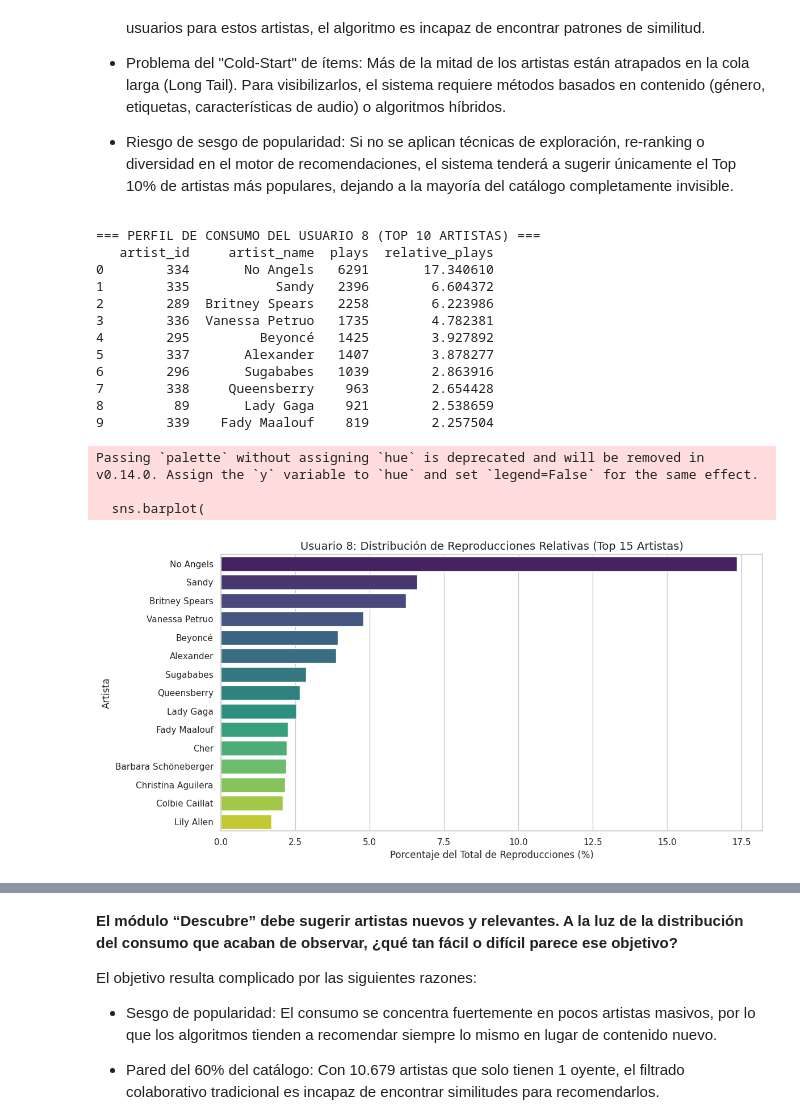
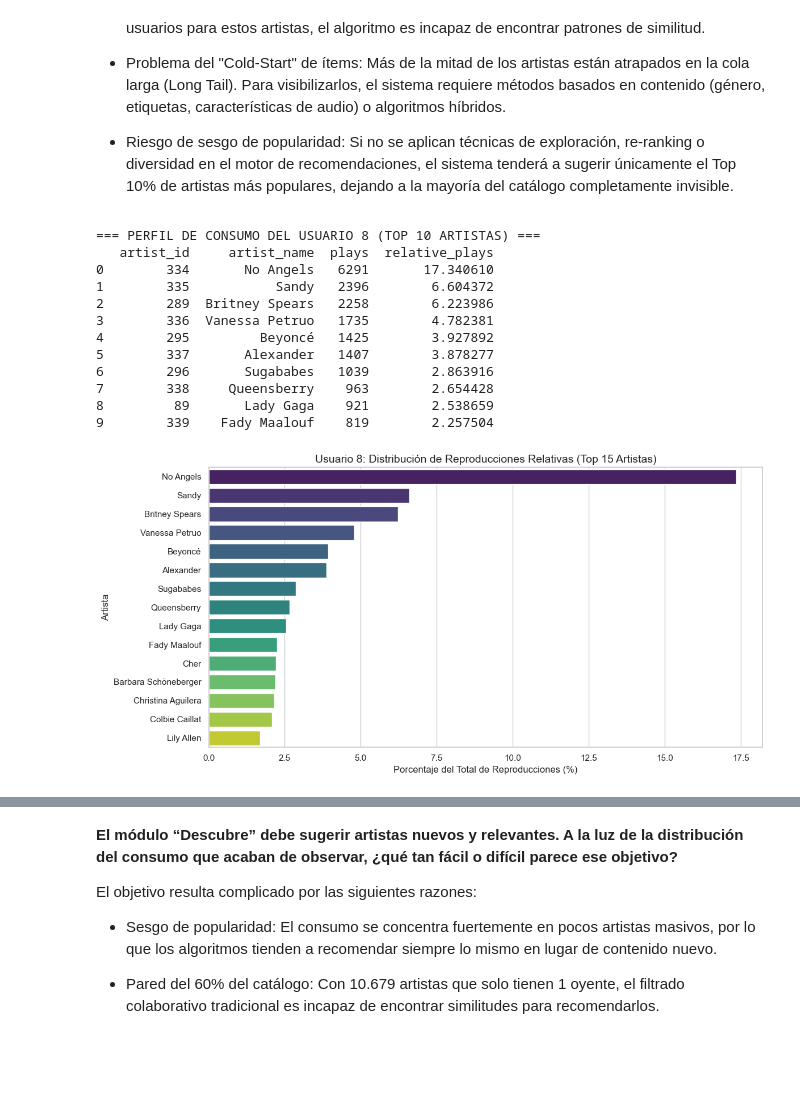
Before and after one commit to JuanRestrepoM/MIAD_202614_Aprendizaje_no_supervisado_G29, a Jupyter notebook: notebooks/S5_sistemarecomendacion.ipynb, the cells around one changed output, grey strips where cells are left out. Cells and saved outputs as stored; diff of their text form; code cells hidden in the pictures; blank space fills up the shorter version.

```diff
--- a/notebooks/S5_sistemarecomendacion.ipynb
+++ b/notebooks/S5_sistemarecomendacion.ipynb
@@ -16,8 +63,8 @@ sns.set_theme(style="whitegrid")
 plt.rcParams['figure.figsize'] = (10, 6)
 
 #carga de bases de datos
-df_user_artists = pd.read_csv('user_artists.txt', sep='\t')
-df_artists = pd.read_csv('artists.txt', sep='\t')
+df_user_artists = pd.read_csv('data/user_artists.txt', sep='\t')
+df_artists = pd.read_csv('data/artists.txt', sep='\t')
 # %%
 # Renombrado
 df_artists = df_artists.rename(columns={
@@ -205,38 +252,37 @@ user8_data['relative_plays'] = (user8_data['plays'] / total_user8_plays) * 100
 user8_data = user8_data.sort_values(by='plays', ascending=False).reset_index(drop=True)
 
 print("\n=== PERFIL DE CONSUMO DEL USUARIO 8 (TOP 10 ARTISTAS) ===")
 print(user8_data[['artist_id', 'artist_name', 'plays', 'relative_plays']].head(10))
 
 # Visualización del consumo del Usuario 8
 plt.figure(figsize=(12, 6))
 sns.barplot(
     data=user8_data.head(15),
     x='relative_plays',
     y='artist_name',
-    palette='viridis'
+    hue='artist_name',
+    palette='viridis',
+    legend=False
 )
 plt.title('Usuario 8: Distribución de Reproducciones Relativas (Top 15 Artistas)', fontsize=14)
 plt.xlabel('Porcentaje del Total de Reproducciones (%)', fontsize=12)
 plt.ylabel('Artista', fontsize=12)
 plt.tight_layout()
 plt.show()
 # %% [output]
 === PERFIL DE CONSUMO DEL USUARIO 8 (TOP 10 ARTISTAS) ===
    artist_id     artist_name  plays  relative_plays
 0        334       No Angels   6291       17.340610
 1        335           Sandy   2396        6.604372
 2        289  Britney Spears   2258        6.223986
 3        336  Vanessa Petruo   1735        4.782381
 4        295         Beyoncé   1425        3.927892
 5        337       Alexander   1407        3.878277
 6        296       Sugababes   1039        2.863916
 7        338     Queensberry    963        2.654428
 8         89       Lady Gaga    921        2.538659
 9        339    Fady Maalouf    819        2.257504
-Passing `palette` without assigning `hue` is deprecated and will be removed in v0.14.0. Assign the `y` variable to `hue` and set `legend=False` for the same effect.
-
-  sns.barplot(
-[figure, old version]
+[figure, new version]
 # %% [markdown]
 **Para el usuario 8 (userID==8), examinen su distribución de reproducciones relativas. Presenten los resultados en tablas y gráficas. ¿Qué patrón encuentran entre los artistas que escucha y las veces que los reproduce? ¿Qué se puede decir de sus preferencias?**
 
```
Also changed, not shown: parts of 85 cells of this notebook, 1 other file.
